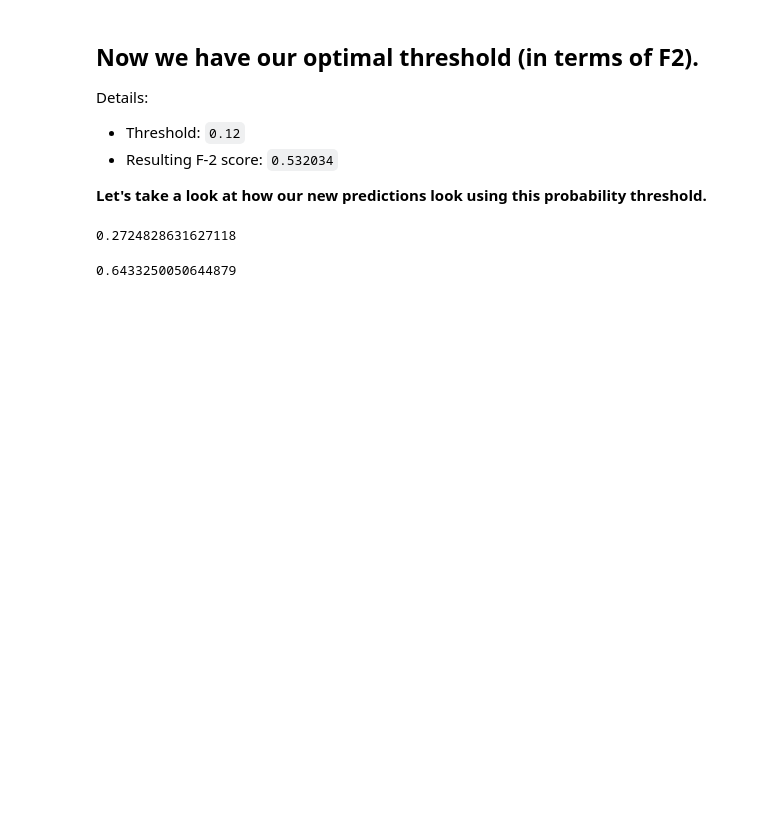
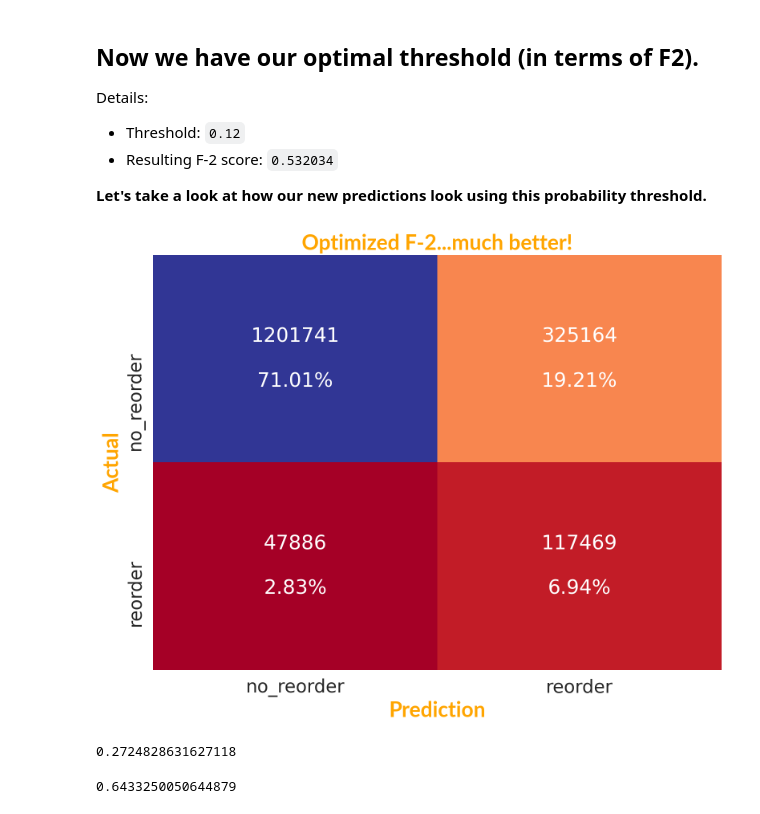
Before and after one commit to edubu2/metis-project3, a Jupyter notebook: code/model_analysis.ipynb, the cells around one changed output. Cells and saved outputs as stored; diff of their text form; code cells hidden in the pictures; blank space fills up the shorter version.

```diff
--- a/code/model_analysis.ipynb
+++ b/code/model_analysis.ipynb
@@ -68,7 +68,7 @@ xgb_fit.score(X_test, y_test)
 0.9098129129093638
 # %%
 # old, stable, not saving images properly
-def make_confusion_matrix(model, save_to, threshold=0.5, title=None):
+def make_confusion_matrix(model, save_to, threshold=0.5, title=None, facecolor='#5c5c5c'):
 
 
     # Predict class 1 if probability of being in class 1 is greater than threshold
@@ -78,7 +78,7 @@ def make_confusion_matrix(model, save_to, threshold=0.5, title=None):
 
     confusion = confusion_matrix(y_test, y_predict)
 
-    fig, ax = plt.subplots(dpi=140, figsize=(8, 8))
+    fig, ax = plt.subplots(dpi=165, figsize=(10, 8))
     sns.set(font_scale=1.8)
     group_counts = ["{0:0.0f}".format(value) for value in confusion.flatten()]
     group_percentages = ["{0:.2%}".format(value) for value in confusion.flatten()/np.sum(confusion)]
@@ -110,7 +110,7 @@ def make_confusion_matrix(model, save_to, threshold=0.5, title=None):
     plt.xlabel('Prediction', fontdict=label_font)
     plt.ylabel('Actual', fontdict=label_font)
     plt.tight_layout()
-    plt.savefig(save_to, dpi=125, facecolor='#5c5c5c', bbox_inches="tight", pad_inches=1.8)
+    plt.savefig(save_to, dpi=170, facecolor=facecolor, bbox_inches="tight", pad_inches=1.6)
 # %% [markdown]
 # F-2 Scoring and Determining the Optimal Probability Threshold
 
@@ -339,7 +339,12 @@ Details:
 
 **Let's take a look at how our new predictions look using this probability threshold.**
 # %%
-make_confusion_matrix(xgb_fit, save_to="../etc/cm_optimal_f2.png", threshold=0.12, title='Optimized F-2...much better!')
+make_confusion_matrix(xgb_fit, save_to="../etc/cm_optimal_f2.png",
+                      threshold=0.12,
+                      facecolor='white',
+                      title='Optimized F-2...much better!')
+# %% [output]
+[figure, added]
 # %%
 # make_confusion_matrix(xgb_fit, threshold=0.22, title='Optimized F-1')
 # %%
```
Also changed, not shown: parts of 5 cells of this notebook, 1 other file.
